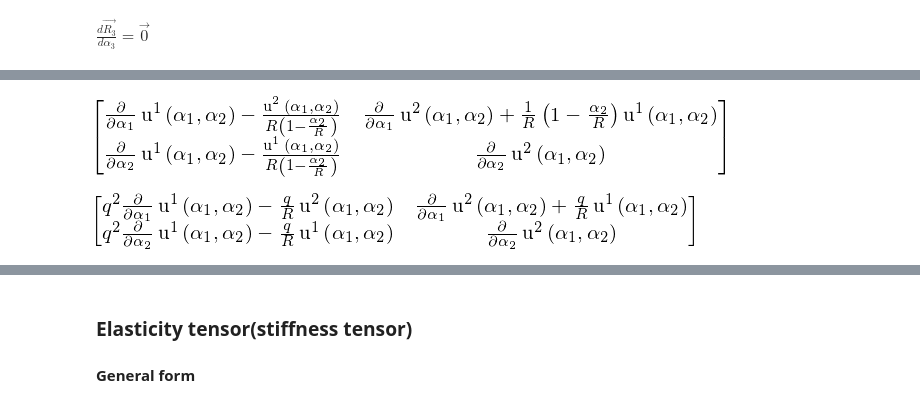
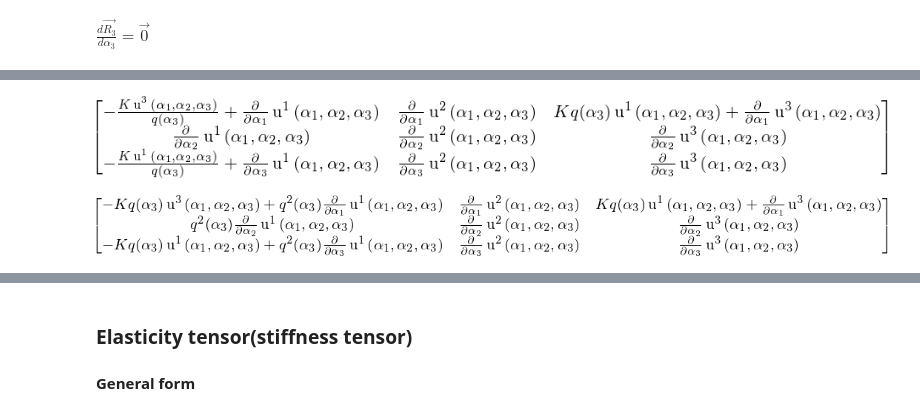
Before and after one commit to tarashor/vibrations, a Jupyter notebook: py2/All geometries.ipynb, the cells around one changed output, grey strips where cells are left out. Cells and saved outputs as stored; diff of their text form; code cells hidden in the pictures.

```diff
--- a/py2/All geometries.ipynb
+++ b/py2/All geometries.ipynb
@@ -336,24 +355,33 @@ $ \nabla \vec{u} = \left(
 # %%
 u1=Function('u^1')
 u2=Function('u^2')
+u3=Function('u^3')
+q=Function('q') # q(alpha3) = 1-alpha3/R
+K = Symbol('K') # K = 1/R
 
-u1_nabla1 = u1(alpha1, alpha2).diff(alpha1) - u2(alpha1, alpha2) / R * (S(1)/(1-alpha2/R))
-u2_nabla1 = u2(alpha1, alpha2).diff(alpha1) + u1(alpha1, alpha2) / R * ( 1-alpha2/R)
-u1_nabla2 = u1(alpha1, alpha2).diff(alpha2) - u1(alpha1, alpha2) / R * (S(1)/(1-alpha2/R))
-u2_nabla2 = u2(alpha1, alpha2).diff(alpha2)
+u1_nabla1 = u1(alpha1, alpha2, alpha3).diff(alpha1) - u3(alpha1, alpha2, alpha3) * K / q(alpha3)
+u2_nabla1 = u2(alpha1, alpha2, alpha3).diff(alpha1)
+u3_nabla1 = u3(alpha1, alpha2, alpha3).diff(alpha1) + u1(alpha1, alpha2, alpha3) * K * q(alpha3)
+
+u1_nabla2 = u1(alpha1, alpha2, alpha3).diff(alpha2)
+u2_nabla2 = u2(alpha1, alpha2, alpha3).diff(alpha2)
+u3_nabla2 = u3(alpha1, alpha2, alpha3).diff(alpha2)
+
+u1_nabla3 = u1(alpha1, alpha2, alpha3).diff(alpha3) - u1(alpha1, alpha2, alpha3) * K / q(alpha3)
+u2_nabla3 = u2(alpha1, alpha2, alpha3).diff(alpha3)
+u3_nabla3 = u3(alpha1, alpha2, alpha3).diff(alpha3)
 # $\nabla_2 u^2 = \frac { \partial u^2 } { \partial \alpha_2}$
 
-grad_u = Matrix([[u1_nabla1, u2_nabla1],[u1_nabla2, u2_nabla2]])
+grad_u = Matrix([[u1_nabla1, u2_nabla1, u3_nabla1],[u1_nabla2, u2_nabla2, u3_nabla2], [u1_nabla3, u2_nabla3, u3_nabla3]])
 grad_u
 # %% [output]
-[figure, old version]
+[figure, new version]
-# %%
-q=Symbol('q')
-grad_u_down=grad_u.subs(1-alpha2/R, q)*G.subs((R-alpha2)/R,q)
-#grad_u_down=grad_u*G
-expand(simplify(grad_u_down))#.subs((R-alpha2)/R, q)
-# %% [output]
-[figure, removed]
+# %%
+G_s = Matrix([[q(alpha3)**2, 0, 0],[0, 1, 0], [0, 0, 1]])
+grad_u_down=grad_u*G_s
+expand(simplify(grad_u_down))
+# %% [output]
+[figure, added]
 # %% [markdown]
 $
 \left(
```
Also changed, not shown: parts of 39 cells of this notebook.
